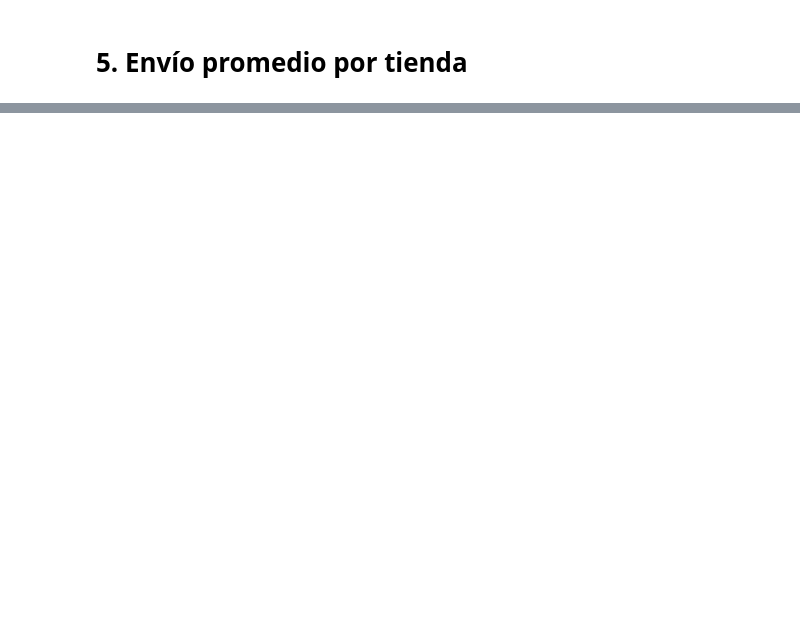
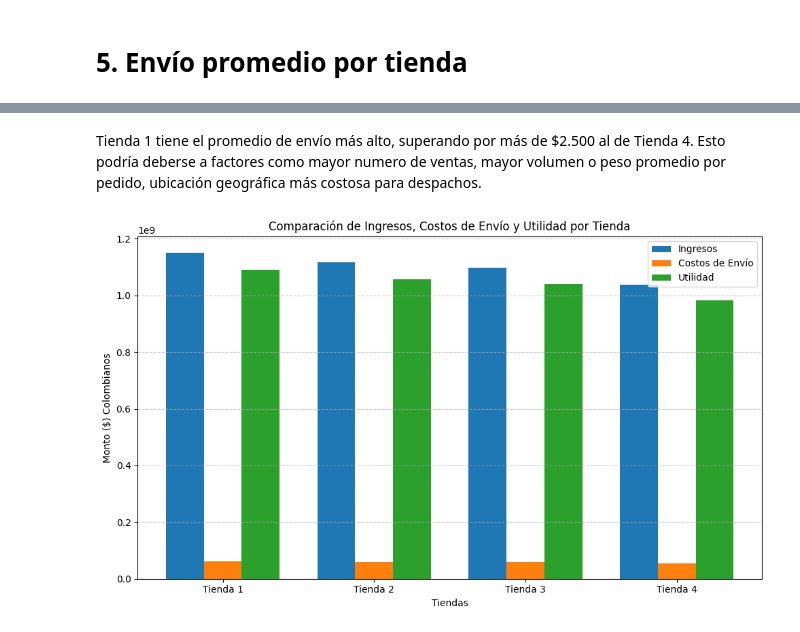
Before and after one commit to DnRiv/Challenge-Alura-Store, a Jupyter notebook: AluraStoreLatam.ipynb, the cells around one changed output, grey strips where cells are left out. Drawn from its saved outputs; the diff is of its cells as text; code cells hidden in the pictures; blank space fills up the shorter version.

```diff
--- a/AluraStoreLatam.ipynb
+++ b/AluraStoreLatam.ipynb
@@ -25,3 +23,23 @@ tienda.head()
 | 4 | Silla de oficina | Muebles | 335200.0 | 20200.0 | 07/11/2020 | Maria Alfonso | Medellín | ... |
 # %% [markdown]
 #1. Análisis de facturación
+# %%
+#En este primer análisis, debes calcular el ingreso total de cada tienda. Sumando los valores de la columna Precio de cada conjunto de datos de la tienda para estimar los ingresos.
+
+lista_tiendas = [tienda, tienda2, tienda3, tienda4]
+resumen_ingresos = []
+
+for i, df in enumerate(lista_tiendas):
+    ingresos = df['Precio'].sum()
+    costos_envio = df['Costo de envío'].sum()
+    utilidad = ingresos - costos_envio
+
+    resumen_ingresos.append({
+        'Tienda': f'Tienda {i+1}',
+        'Ingresos': ingresos,           #Suma ingresos
+        'Costos de envío': costos_envio,#Suma costos de envio
+        'Utilidad': utilidad            #Utilidad bruta
+    })
+#Muestra el DataFrame
+df_ingresos = pd.DataFrame(resumen_ingresos)
+print(df_ingresos.to_string(index=False))
@@ -35,0 +229,38 @@ tienda.head()
+# %% [markdown]
+Tienda 1 tiene el promedio de envío más alto, superando por más de $2.500 al de Tienda 4. Esto podría deberse a factores como mayor numero de ventas, mayor volumen o peso promedio por pedido, ubicación geográfica más costosa para despachos.
+# %%
+import numpy as np
+import matplotlib.pyplot as plt
+
+
+df_ingresos = pd.DataFrame(resumen_ingresos)
+
+# Datos grafico
+tiendas = df_ingresos['Tienda']
+ingresos = df_ingresos['Ingresos']
+costos = df_ingresos['Costos de envío']
+utilidades = df_ingresos['Utilidad']
+
+# Configuración grafico
+x = np.arange(len(tiendas))  # posiciones en el eje X
+ancho = 0.25  # ancho de cada barra
+
+# Crear gráfico
+plt.figure(figsize=(10, 6))
+plt.bar(x - ancho, ingresos, width=ancho, label='Ingresos')
+plt.bar(x, costos, width=ancho, label='Costos de Envío')
+plt.bar(x + ancho, utilidades, width=ancho, label='Utilidad')
+
+# Etiquetas y título
+plt.xlabel('Tiendas')
+plt.ylabel('Monto ($) Colombianos')
+plt.title('Comparación de Ingresos, Costos de Envío y Utilidad por Tienda')
+plt.xticks(x, tiendas)
+plt.legend()
+plt.grid(axis='y', linestyle='--', alpha=0.7)
+plt.tight_layout()
+
+# Mostrar gráfico
+plt.show()
+# %% [output]
+[figure, added]
```
Also changed, not shown: parts of 14 cells of this notebook.
